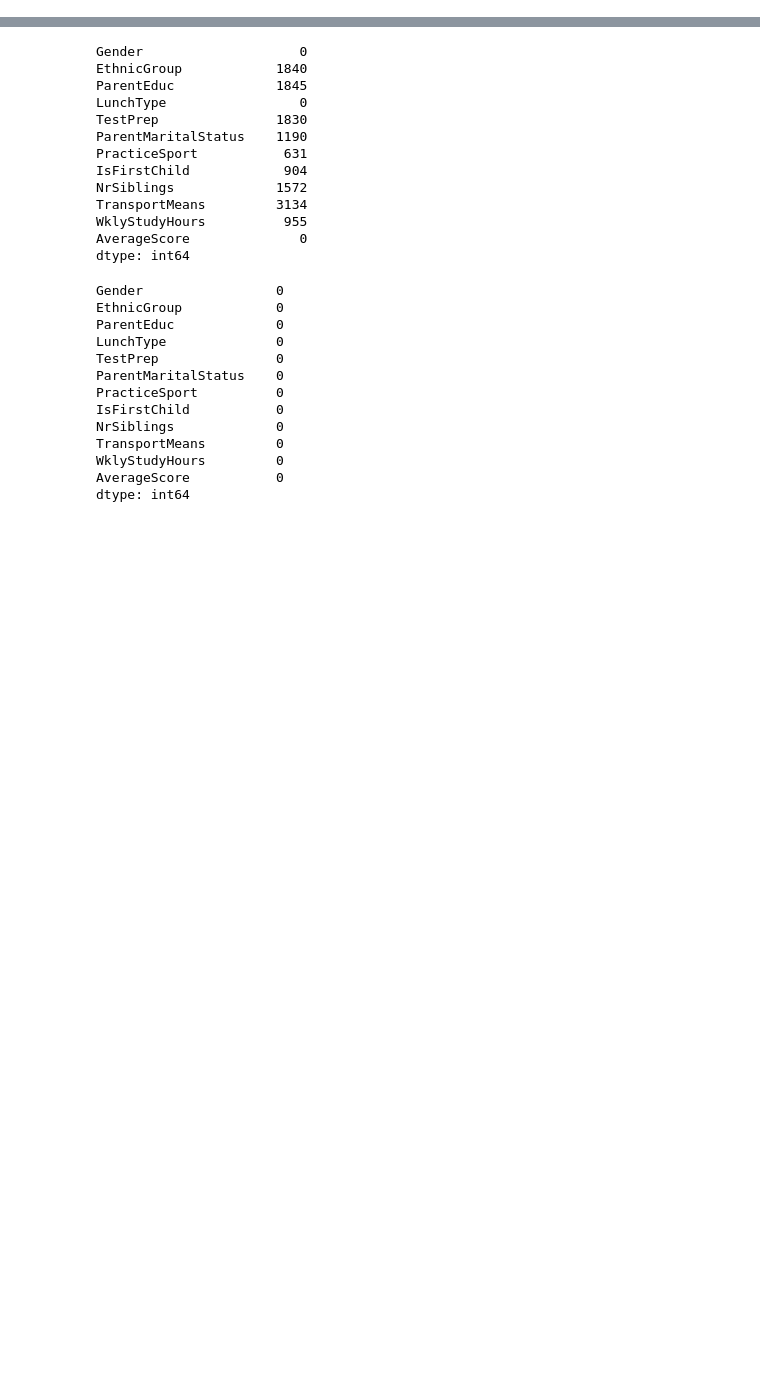
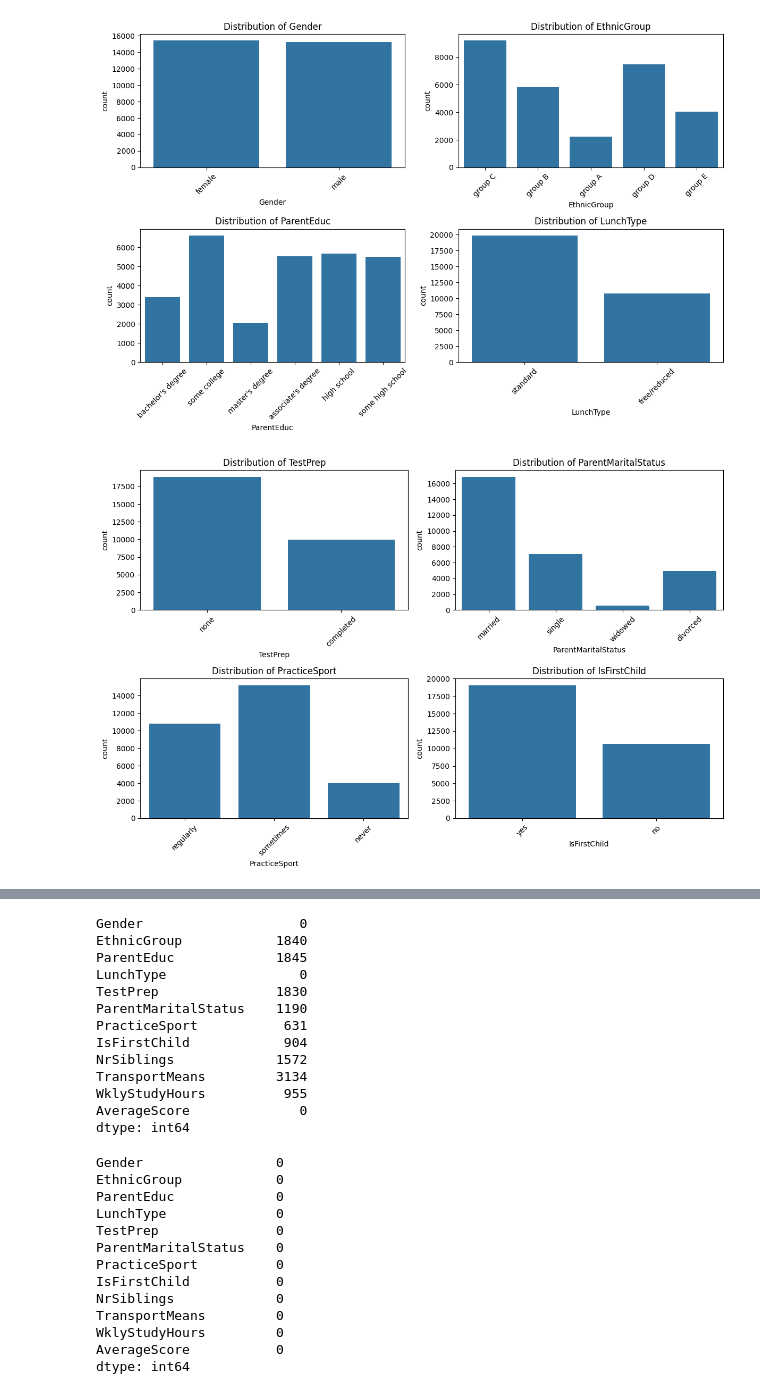
Before and after one commit to Ali-Pourgheysari/Data-science-Students-Performance-in-Exams, a Jupyter notebook: main.ipynb, the cells around one changed output, grey strips where cells are left out. Drawn from its saved outputs; the diff is of its cells as text; code cells hidden in the pictures; blank space fills up the shorter version.

```diff
--- a/main.ipynb
+++ b/main.ipynb
@@ -27,0 +50,38 @@ data.head()
+# %%
+import seaborn as sns
+import matplotlib.pyplot as plt
+
+# Define the number of columns per row in the grid
+columns_per_row = 2
+
+# Divide the data columns into groups of 4
+column_groups = [data.columns[i:i+columns_per_row*2] for i in range(0, len(data.columns), columns_per_row*2)]
+
+# Loop through each group and create a figure with subplots
+for group_idx, group in enumerate(column_groups):
+    fig, axs = plt.subplots(2, 2, figsize=(12, 8))
+
+    # Flatten the axs array to iterate over it easily
+    axs = axs.flatten()
+
+    # Loop through the columns in the group and plot them
+    for i, column in enumerate(group):
+        if i < len(group):
+            if data[column].dtype == 'object':
+                sns.countplot(x=column, data=data, ax=axs[i])
+                axs[i].set_title(f'Distribution of {column}')
+                axs[i].tick_params(axis='x', rotation=45)
+            else:
+                sns.histplot(data[column], ax=axs[i])
+                axs[i].set_title(f'Distribution of {column}')
+        else:
+            axs[i].axis('off')  # Turn off empty subplots if the group has fewer than 4 columns
+
+    # Adjust layout to prevent overlap
+    plt.tight_layout()
+
+    # Show the plot
+    plt.show()
+# %% [output]
+[figure, added]
+[figure, added]
```
Also changed, not shown: parts of 7 cells of this notebook.
